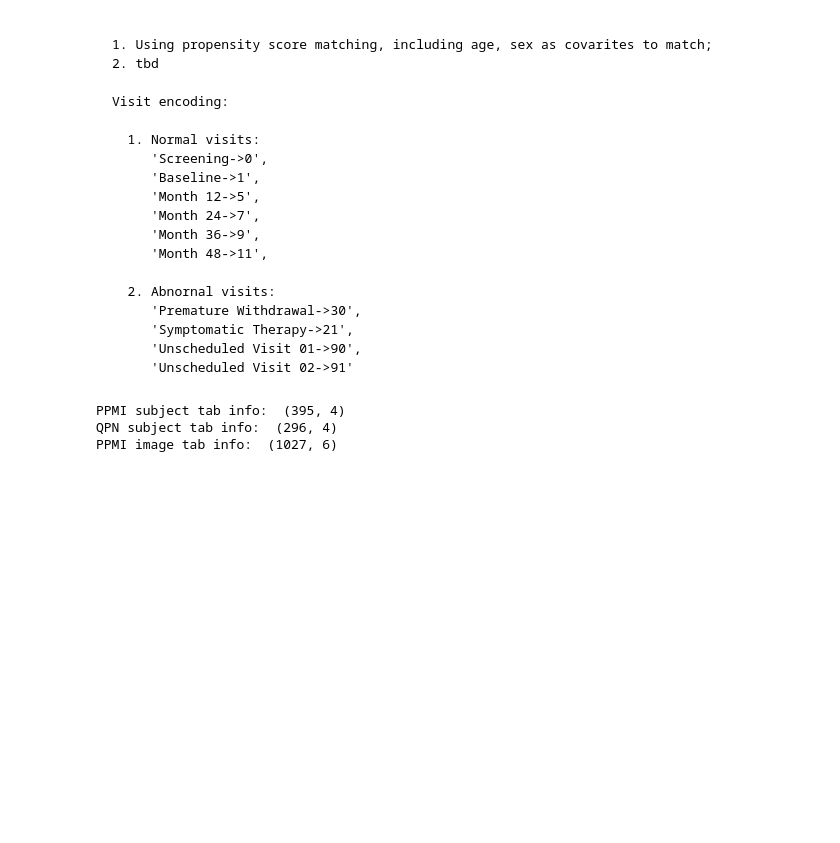
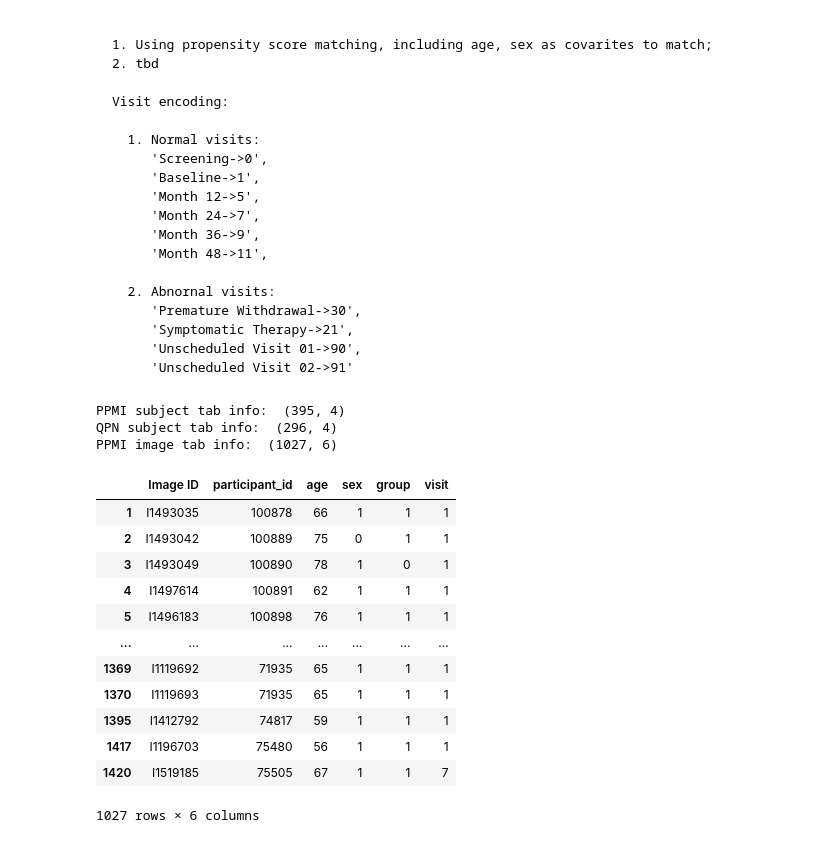
Before and after one commit to nipoppy/nipoppy, a Jupyter notebook: notebooks/1_cohort_matching_qpn.ipynb, the cells around one changed output. Cells and saved outputs as stored; diff of their text form; code cells hidden in the pictures; blank space fills up the shorter version.

```diff
--- a/notebooks/1_cohort_matching_qpn.ipynb
+++ b/notebooks/1_cohort_matching_qpn.ipynb
@@ -170,5 +170,21 @@ print('PPMI image tab info: ', ppmi_all_df.shape)
 PPMI subject tab info:  (395, 4)
 QPN subject tab info:  (296, 4)
 PPMI image tab info:  (1027, 6)
+# %%
+ppmi_all_df
+# %% [output]
+|  | Image ID | participant_id | age | sex | group | visit |
+| 1 | I1493035 | 100878 | 66 | 1 | 1 | 1 |
+| 2 | I1493042 | 100889 | 75 | 0 | 1 | 1 |
+| 3 | I1493049 | 100890 | 78 | 1 | 0 | 1 |
+| 4 | I1497614 | 100891 | 62 | 1 | 1 | 1 |
+| 5 | I1496183 | 100898 | 76 | 1 | 1 | 1 |
+| ... | ... | ... | ... | ... | ... | ... |
+| 1369 | I1119692 | 71935 | 65 | 1 | 1 | 1 |
+| 1370 | I1119693 | 71935 | 65 | 1 | 1 | 1 |
+| 1395 | I1412792 | 74817 | 59 | 1 | 1 | 1 |
+| 1417 | I1196703 | 75480 | 56 | 1 | 1 | 1 |
+| 1420 | I1519185 | 75505 | 67 | 1 | 1 | 7 |
+1027 rows × 6 columns
 # %%
 import seaborn as sns
```
Also changed, not shown: parts of 12 cells of this notebook, 3 other files.
